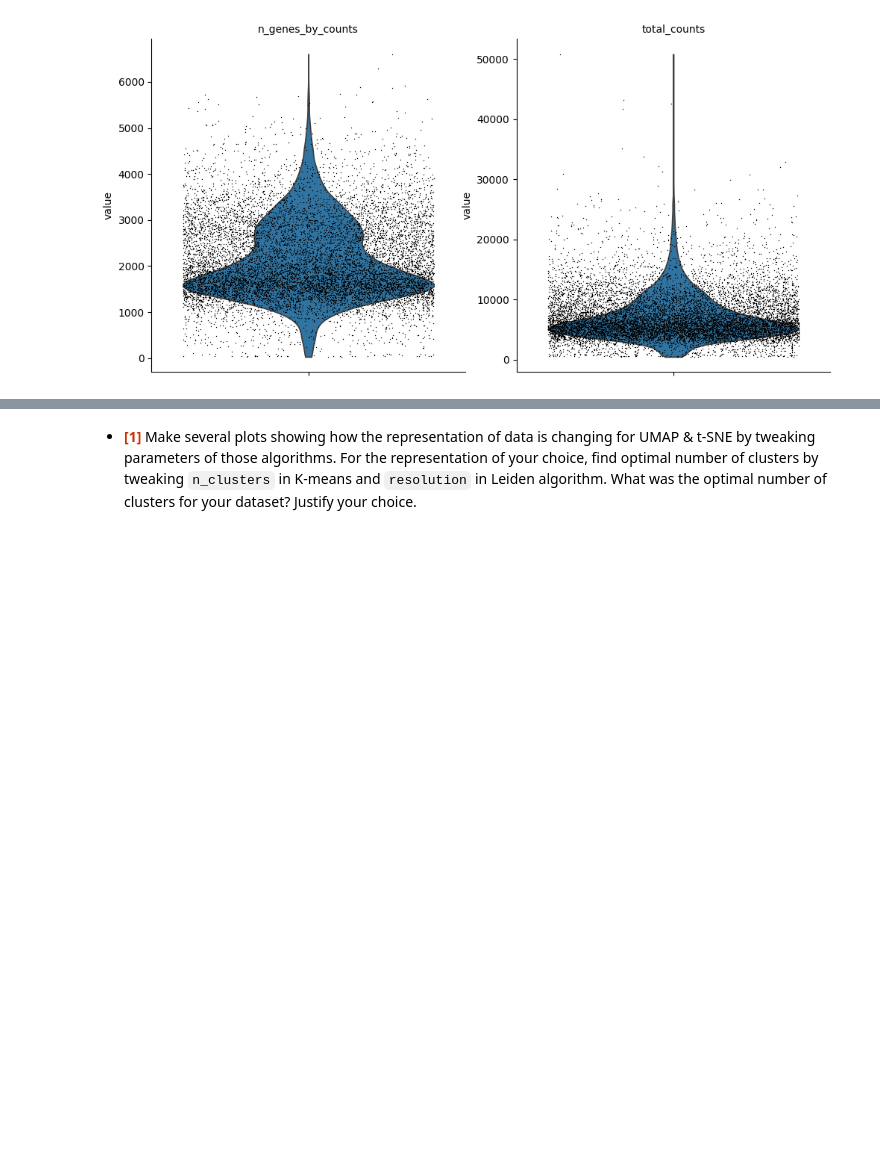
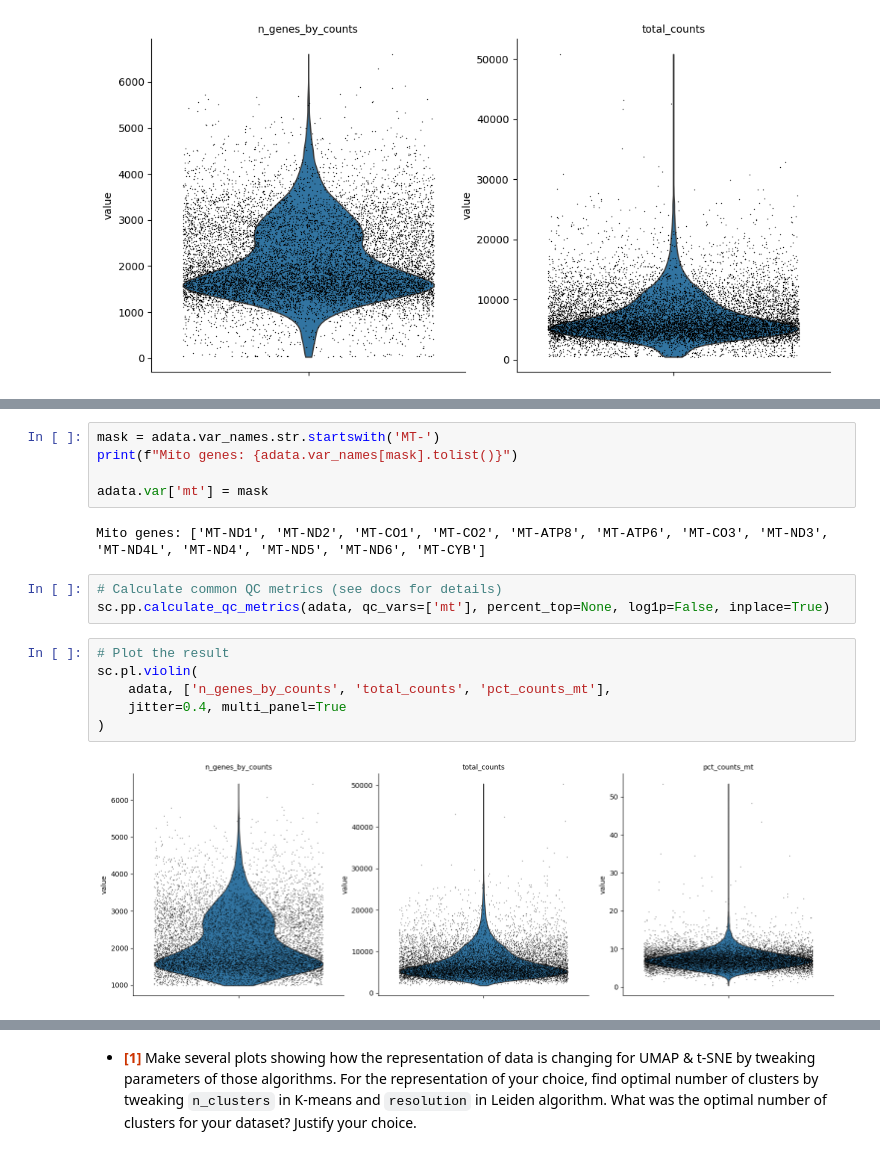
Before and after one commit to bulatych/ML_HSE, a Jupyter notebook: homeworks/HW_6_(clustering_&_reduction).ipynb, the cells around one changed output, grey strips where cells are left out. Saved outputs shown, nothing was run; the diff lists cells and outputs as text; blank space fills up the shorter version.

```diff
--- a/homeworks/HW_6_(clustering_&_reduction).ipynb
+++ b/homeworks/HW_6_(clustering_&_reduction).ipynb
@@ -115,0 +160,18 @@ sc.pl.violin(
+# %%
+mask = adata.var_names.str.startswith('MT-')
+print(f"Mito genes: {adata.var_names[mask].tolist()}")
+
+adata.var['mt'] = mask
+# %% [output]
+Mito genes: ['MT-ND1', 'MT-ND2', 'MT-CO1', 'MT-CO2', 'MT-ATP8', 'MT-ATP6', 'MT-CO3', 'MT-ND3', 'MT-ND4L', 'MT-ND4', 'MT-ND5', 'MT-ND6', 'MT-CYB']
+# %%
+# Calculate common QC metrics (see docs for details)
+sc.pp.calculate_qc_metrics(adata, qc_vars=['mt'], percent_top=None, log1p=False, inplace=True)
+# %%
+# Plot the result
+sc.pl.violin(
+    adata, ['n_genes_by_counts', 'total_counts', 'pct_counts_mt'],
+    jitter=0.4, multi_panel=True
+)
+# %% [output]
+[figure, added]
```
Also changed, not shown: parts of 14 cells of this notebook.
